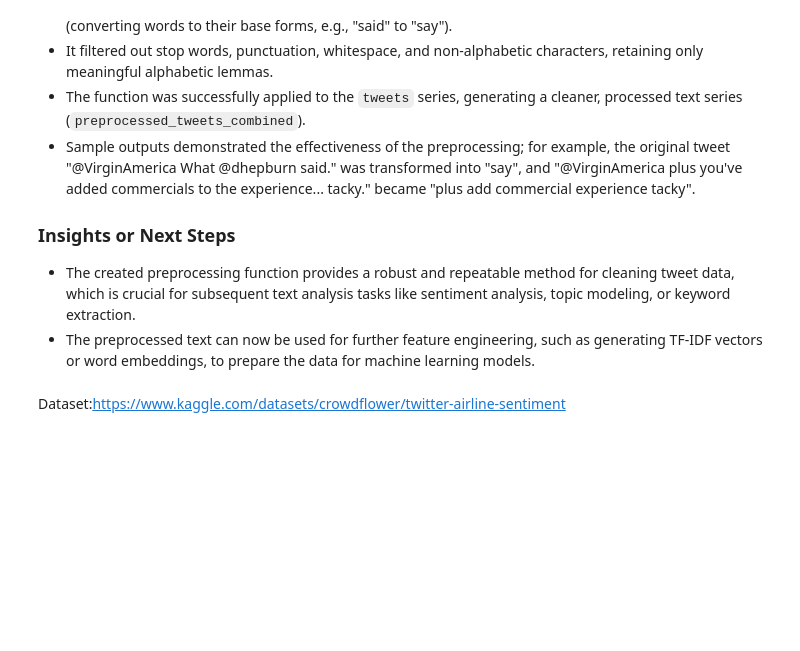
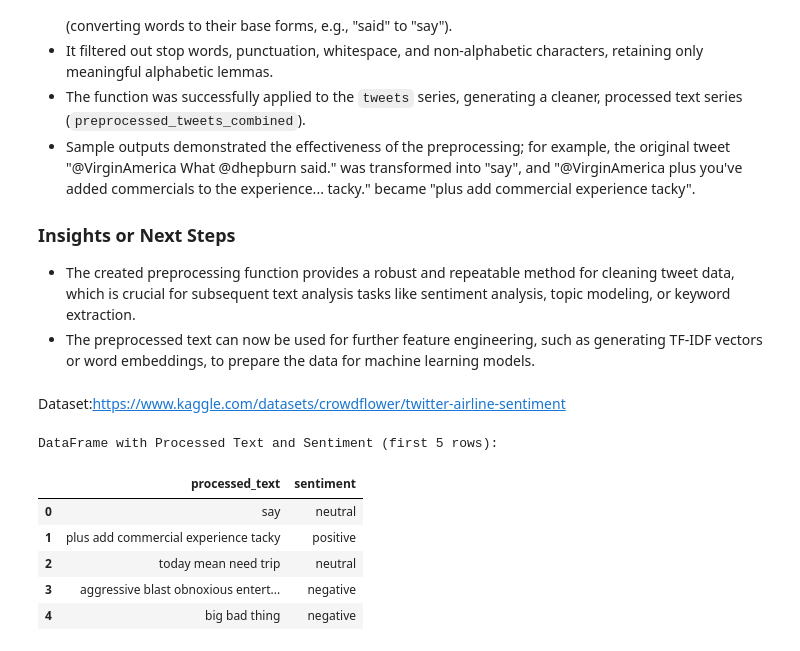
Before and after one commit to vvrgit/NLP-LAB, a Jupyter notebook: Assignment_5_Spacy_Pipeline.ipynb, the cells around one changed output. Saved outputs shown, nothing was run; the diff lists cells and outputs as text; code cells hidden in the pictures; blank space fills up the shorter version.

```diff
--- a/Assignment_5_Spacy_Pipeline.ipynb
+++ b/Assignment_5_Spacy_Pipeline.ipynb
@@ -353,3 +353,19 @@ Fully Preprocessed Tweets (first 5):
 *   The preprocessed text can now be used for further feature engineering, such as generating TF-IDF vectors or word embeddings, to prepare the data for machine learning models.
 # %% [markdown]
 Dataset:https://www.kaggle.com/datasets/crowdflower/twitter-airline-sentiment
+# %%
+sentiment_data = pd.DataFrame({
+    'processed_text': preprocessed_tweets_combined,
+    'sentiment': df['airline_sentiment']
+})
+
+print("DataFrame with Processed Text and Sentiment (first 5 rows):")
+display(sentiment_data.head())
+# %% [output]
+DataFrame with Processed Text and Sentiment (first 5 rows):
+|  | processed_text | sentiment |
+| 0 | say | neutral |
+| 1 | plus add commercial experience tacky | positive |
+| 2 | today mean need trip | neutral |
+| 3 | aggressive blast obnoxious entert... | negative |
+| 4 | big bad thing | negative |
```
